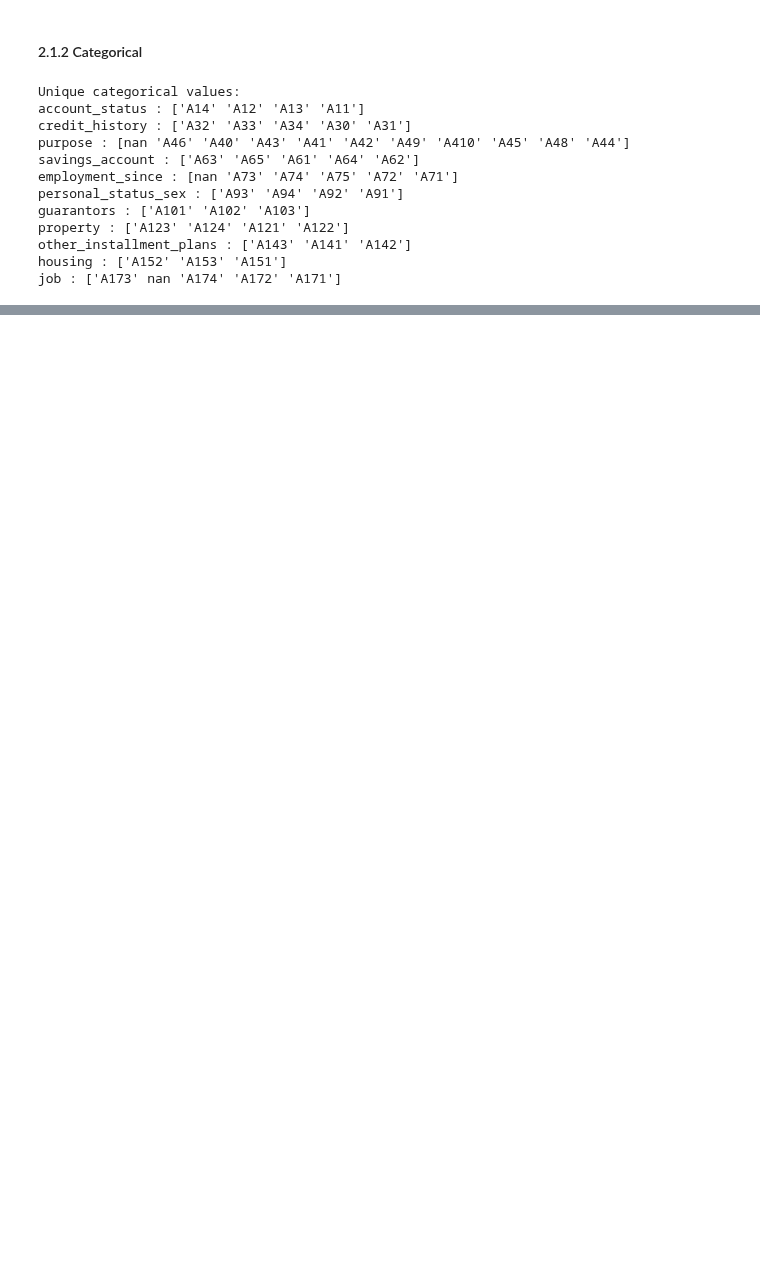
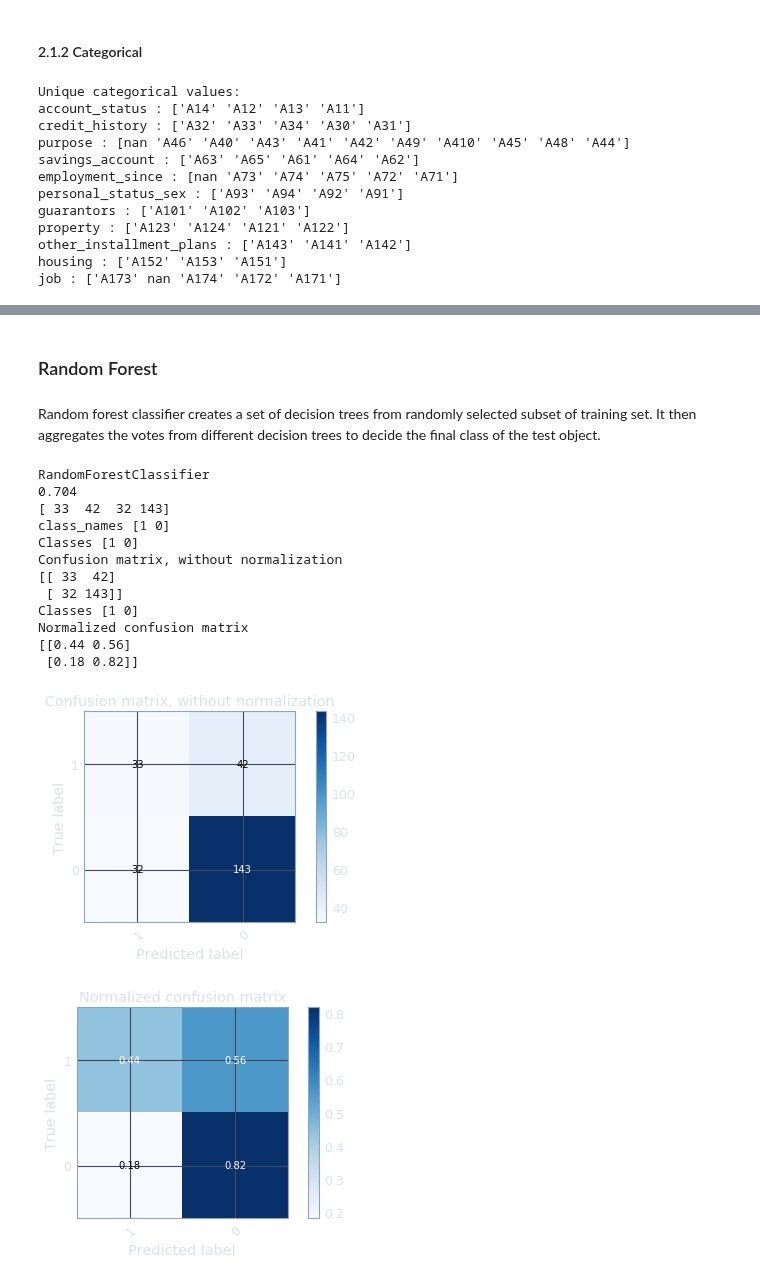
Before and after one commit to alyonavyshnevska/intelligent_data_analysis, a Jupyter notebook: Final_Project/FinalProject.ipynb, the cells around one changed output, grey strips where cells are left out. Cells and saved outputs as stored; diff of their text form; code cells hidden in the pictures; blank space fills up the shorter version.

Commit message:
first results random forest

```diff
--- a/Final_Project/FinalProject.ipynb
+++ b/Final_Project/FinalProject.ipynb
@@ -342,6 +314,6 @@ new 1-hot-encoded variables: ['account_status_A11', 'account_status_A12', 'accou
 # %%
 # Concatenate numerical and categorical data
-df_with_onehot = pd.concat([df[numerical], df_one_hot], axis = 1)
+df_with_onehot = pd.concat([df[numerical], df_only_one_hot], axis = 1)
 # %%
 # train columns to use for impution
 df_with_onehot.shape
@@ -378,0 +407,53 @@ fitted.score(df_drop_cols, label)
+# %% [markdown]
+### Random Forest
+# %% [markdown]
+Random forest classifier creates a set of decision trees from randomly selected subset of training set. It then aggregates the votes from different decision trees to decide the final class of the test object.
+# %%
+# Spliting X and y into train and test version
+X_train, X_test, y_train, y_test = train_test_split(df_with_onehot, label,
+                                                    test_size = 0.25, random_state=4)
+# %%
+# fit, train and cross validate Decision Tree with training and test data
+def randomforestclf(X_train, y_train, X_test, y_test):
+    print("RandomForestClassifier")
+    randomforest = RandomForestClassifier().fit(X_train, y_train)
+
+    # Predict target variables y for test data
+    y_pred = randomforest.predict(X_test)
+    print(accuracy_score(y_test, y_pred))
+    print(confusion_matrix(y_test, y_pred).ravel())
+
+    np.set_printoptions(precision=2)
+    class_names = y_test.unique()
+    print('class_names', class_names)
+    # Plot non-normalized confusion matrix
+    plot_confusion_matrix(y_test, y_pred, classes=class_names,
+                          title='Confusion matrix, without normalization')
+
+    # Plot normalized confusion matrix
+    plot_confusion_matrix(y_test, y_pred, classes=class_names, normalize=True,
+                          title='Normalized confusion matrix')
+
+    plt.show()
+
+#     # Get Cross Validation and Confusion matrix
+#     get_eval(randomforest, X_train, y_train,y_test,y_pred)
+
+    return
+# %%
+randomforestclf(X_train, y_train, X_test, y_test)
+# %% [output]
+RandomForestClassifier
+0.704
+[ 33  42  32 143]
+class_names [1 0]
+Classes [1 0]
+Confusion matrix, without normalization
+[[ 33  42]
+ [ 32 143]]
+Classes [1 0]
+Normalized confusion matrix
+[[0.44 0.56]
+ [0.18 0.82]]
+[figure, added]
+[figure, added]
```
Also changed, not shown: parts of 33 cells of this notebook.
